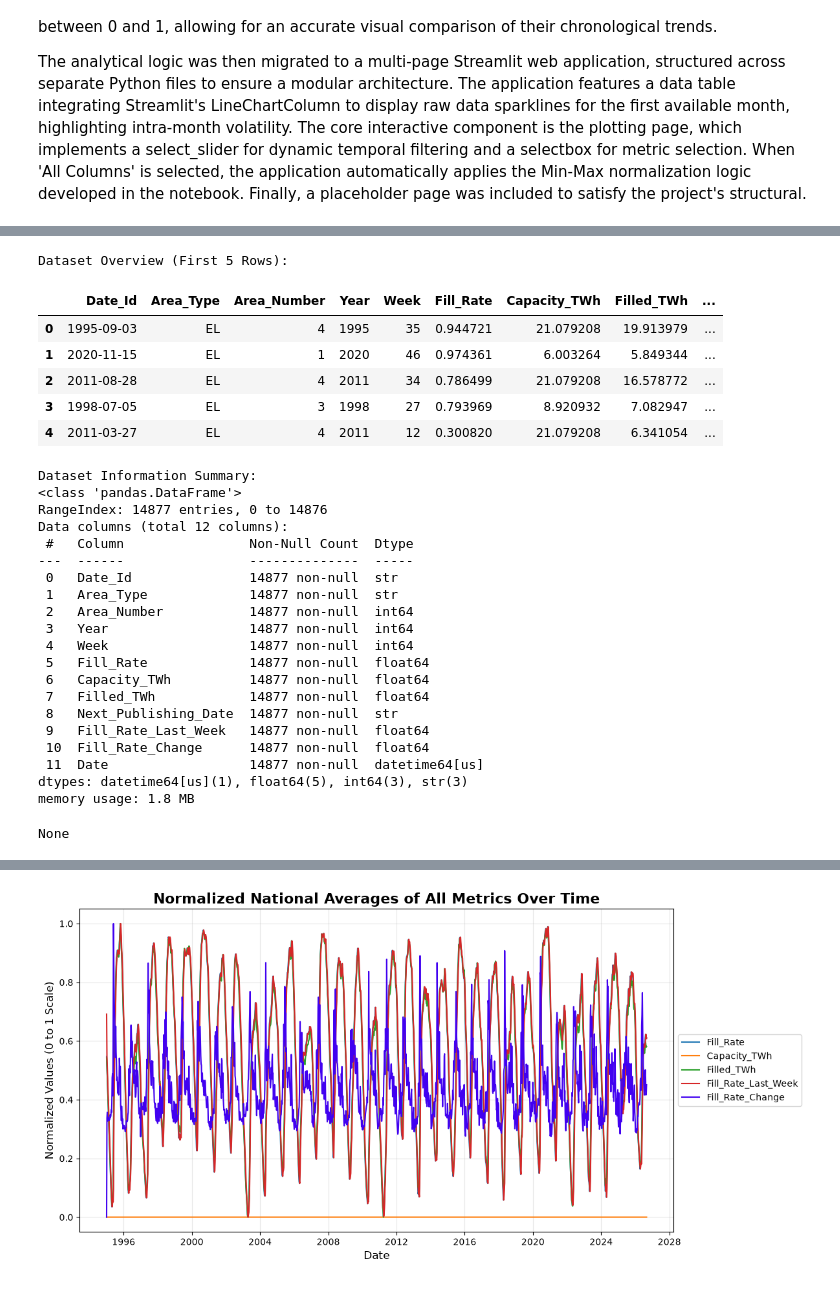
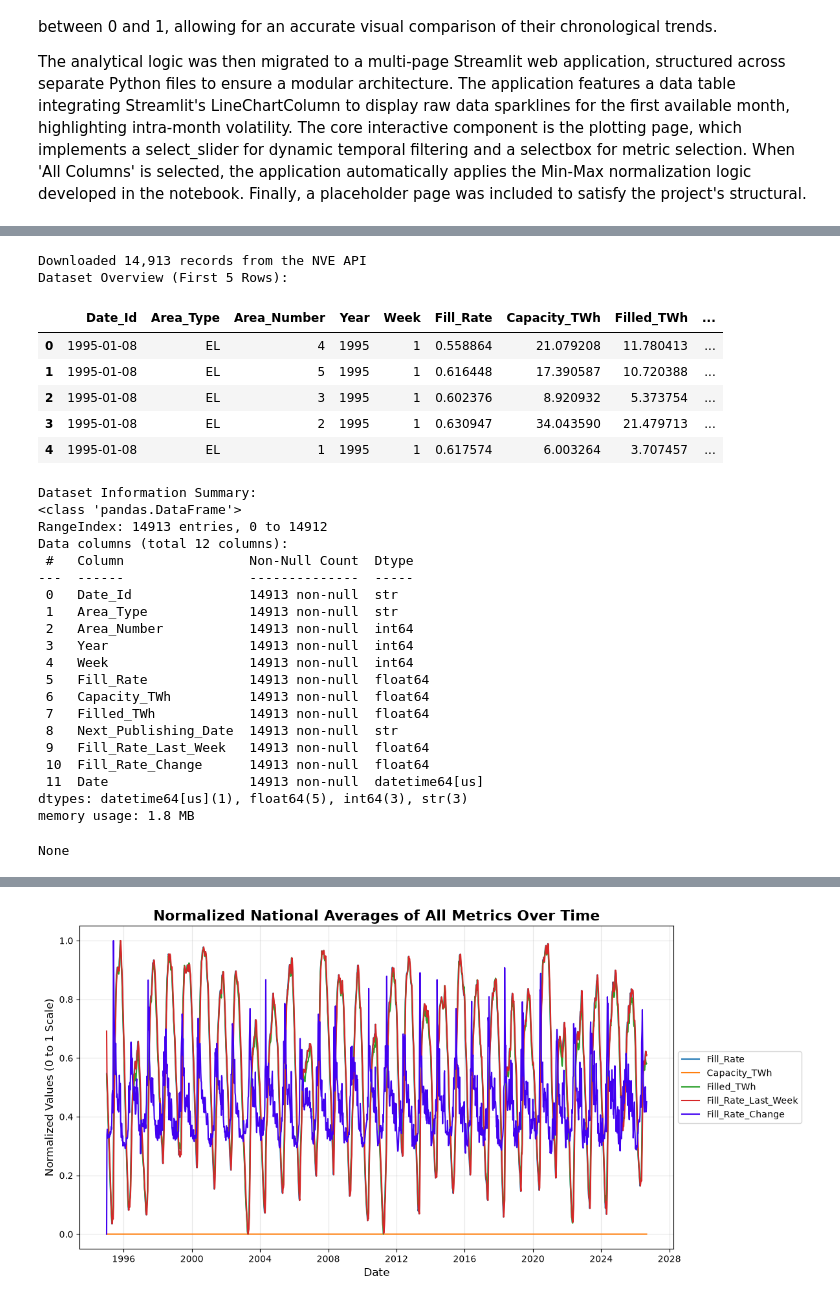
Before and after one commit to GiorgioCrupi/giorgiocrupi-ind320-project1, a Jupyter notebook: notebooks/project_1.ipynb, the cells around one changed output, grey strips where cells are left out. Saved outputs shown, nothing was run; the diff lists cells and outputs as text; code cells hidden in the pictures.

```diff
--- a/notebooks/project_1.ipynb
+++ b/notebooks/project_1.ipynb
@@ -47,60 +58,69 @@ df.head()
 import pandas as pd
 import matplotlib.pyplot as plt
 import numpy as np
+import requests
 
-# 1. Read the reservoirs.csv file using Pandas.
-# We use '../' because the notebook is in the 'notebooks' folder and the CSV is in the root directory.
-df = pd.read_csv('../reservoirs.csv')
+# 1. Retrieve the reservoir statistics directly from the NVE Magasinstatistikk API
+#    (this replaces the previously used reservoirs.csv file).
+NVE_URL = "https://biapi.nve.no/magasinstatistikk/api/Magasinstatistikk/HentOffentligData"
+
+response = requests.get(NVE_URL, timeout=60)
+response.raise_for_status()   # stop with a clear error if the API does not answer correctly
+
+df = pd.DataFrame(response.json())
+df = df.sort_values("dato_Id").reset_index(drop=True)   # the API returns records unsorted
 
 # 2. Rename the headers to understandable English for global readability.
 column_translation = {
     'dato_Id': 'Date_Id', 'omrType': 'Area_Type', 'omrnr': 'Area_Number',
     'iso_aar': 'Year', 'iso_uke': 'Week', 'fyllingsgrad': 'Fill_Rate',
     'kapasitet_TWh': 'Capacity_TWh', 'fylling_TWh': 'Filled_TWh',
     'neste_Publiseringsdato': 'Next_Publishing_Date',
     'fyllingsgrad_forrige_uke': 'Fill_Rate_Last_Week',
     'endring_fyllingsgrad': 'Fill_Rate_Change'
 }
 df.rename(columns=column_translation, inplace=True)
 
 # Construct a continuous Datetime column required for time-series plotting.
 # Since the raw data only provides isolated ISO Year and Week, we concatenate them
 # with '-1' (representing Monday) and use the '%G-%V-%u' directive to instruct
 # Pandas to correctly parse the ISO year, ISO week, and weekday into a proper Date.
 df['Date'] = pd.to_datetime(df['Year'].astype(str) + '-' + df['Week'].astype(str) + '-1', format='%G-%V-%u')
 
 # 3. Print its content in a relevant manner.
+print(f"Downloaded {len(df):,} records from the NVE API")
 print("Dataset Overview (First 5 Rows):")
 display(df.head())
 
 print("\nDataset Information Summary:")
 display(df.info())
 # %% [output]
+Downloaded 14,913 records from the NVE API
 Dataset Overview (First 5 Rows):
 |  | Date_Id | Area_Type | Area_Number | Year | Week | Fill_Rate | Capacity_TWh | Filled_TWh | ... |
-| 0 | 1995-09-03 | EL | 4 | 1995 | 35 | 0.944721 | 21.079208 | 19.913979 | ... |
-| 1 | 2020-11-15 | EL | 1 | 2020 | 46 | 0.974361 | 6.003264 | 5.849344 | ... |
-| 2 | 2011-08-28 | EL | 4 | 2011 | 34 | 0.786499 | 21.079208 | 16.578772 | ... |
-| 3 | 1998-07-05 | EL | 3 | 1998 | 27 | 0.793969 | 8.920932 | 7.082947 | ... |
-| 4 | 2011-03-27 | EL | 4 | 2011 | 12 | 0.300820 | 21.079208 | 6.341054 | ... |
+| 0 | 1995-01-08 | EL | 4 | 1995 | 1 | 0.558864 | 21.079208 | 11.780413 | ... |
+| 1 | 1995-01-08 | EL | 5 | 1995 | 1 | 0.616448 | 17.390587 | 10.720388 | ... |
+| 2 | 1995-01-08 | EL | 3 | 1995 | 1 | 0.602376 | 8.920932 | 5.373754 | ... |
+| 3 | 1995-01-08 | EL | 2 | 1995 | 1 | 0.630947 | 34.043590 | 21.479713 | ... |
+| 4 | 1995-01-08 | EL | 1 | 1995 | 1 | 0.617574 | 6.003264 | 3.707457 | ... |
 Dataset Information Summary:
 <class 'pandas.DataFrame'>
-RangeIndex: 14877 entries, 0 to 14876
+RangeIndex: 14913 entries, 0 to 14912
 Data columns (total 12 columns):
  #   Column                Non-Null Count  Dtype
 ---  ------                --------------  -----
- 0   Date_Id               14877 non-null  str
- 1   Area_Type             14877 non-null  str
- 2   Area_Number           14877 non-null  int64
- 3   Year                  14877 non-null  int64
- 4   Week                  14877 non-null  int64
- 5   Fill_Rate             14877 non-null  float64
- 6   Capacity_TWh          14877 non-null  float64
- 7   Filled_TWh            14877 non-null  float64
- 8   Next_Publishing_Date  14877 non-null  str
- 9   Fill_Rate_Last_Week   14877 non-null  float64
- 10  Fill_Rate_Change      14877 non-null  float64
- 11  Date                  14877 non-null  datetime64[us]
+ 0   Date_Id               14913 non-null  str
+ 1   Area_Type             14913 non-null  str
+ 2   Area_Number           14913 non-null  int64
+ 3   Year                  14913 non-null  int64
+ 4   Week                  14913 non-null  int64
+ 5   Fill_Rate             14913 non-null  float64
+ 6   Capacity_TWh          14913 non-null  float64
+ 7   Filled_TWh            14913 non-null  float64
+ 8   Next_Publishing_Date  14913 non-null  str
+ 9   Fill_Rate_Last_Week   14913 non-null  float64
+ 10  Fill_Rate_Change      14913 non-null  float64
+ 11  Date                  14913 non-null  datetime64[us]
 dtypes: datetime64[us](1), float64(5), int64(3), str(3)
 memory usage: 1.8 MB
 None
```
Also changed, not shown: parts of 3 cells of this notebook, 14 other files.
